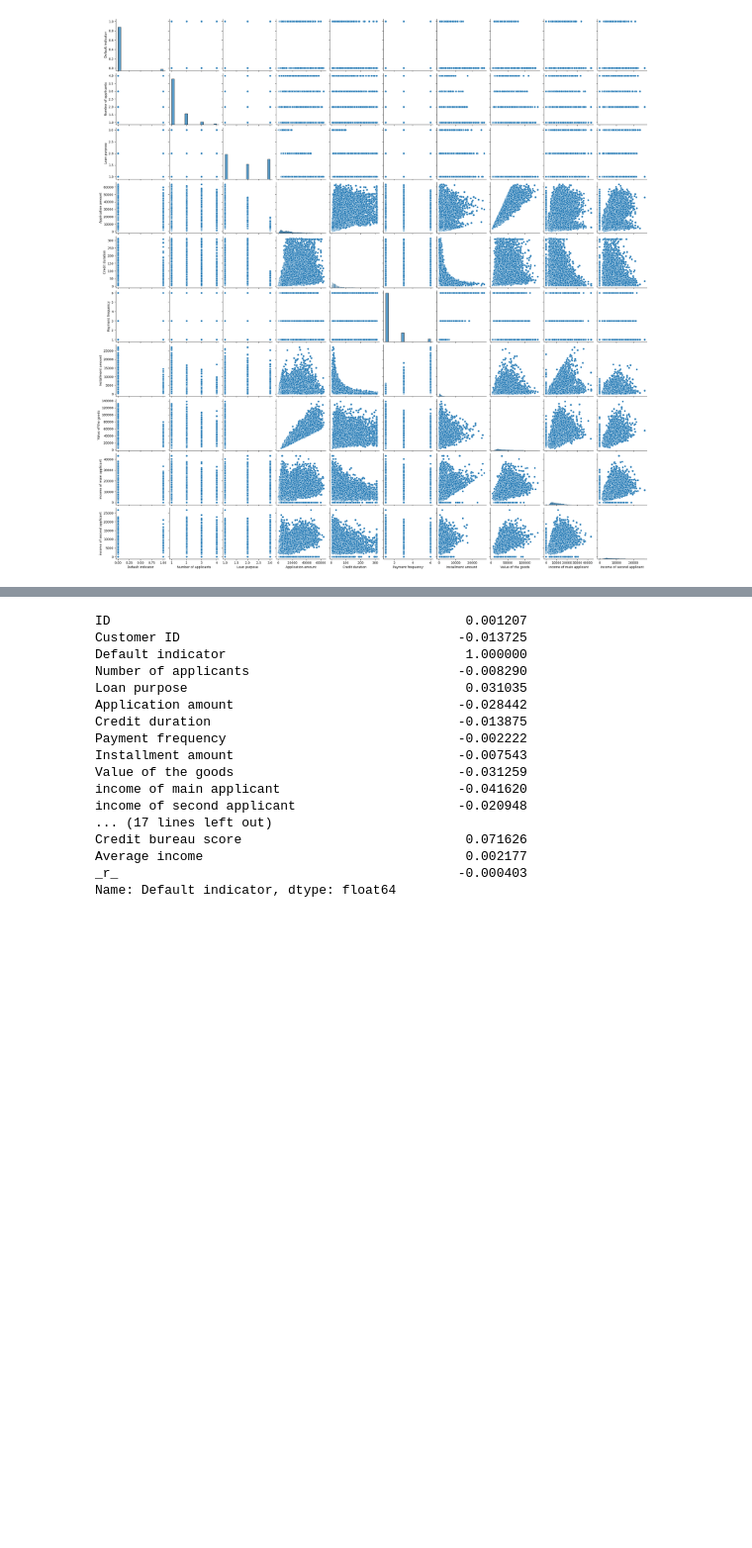
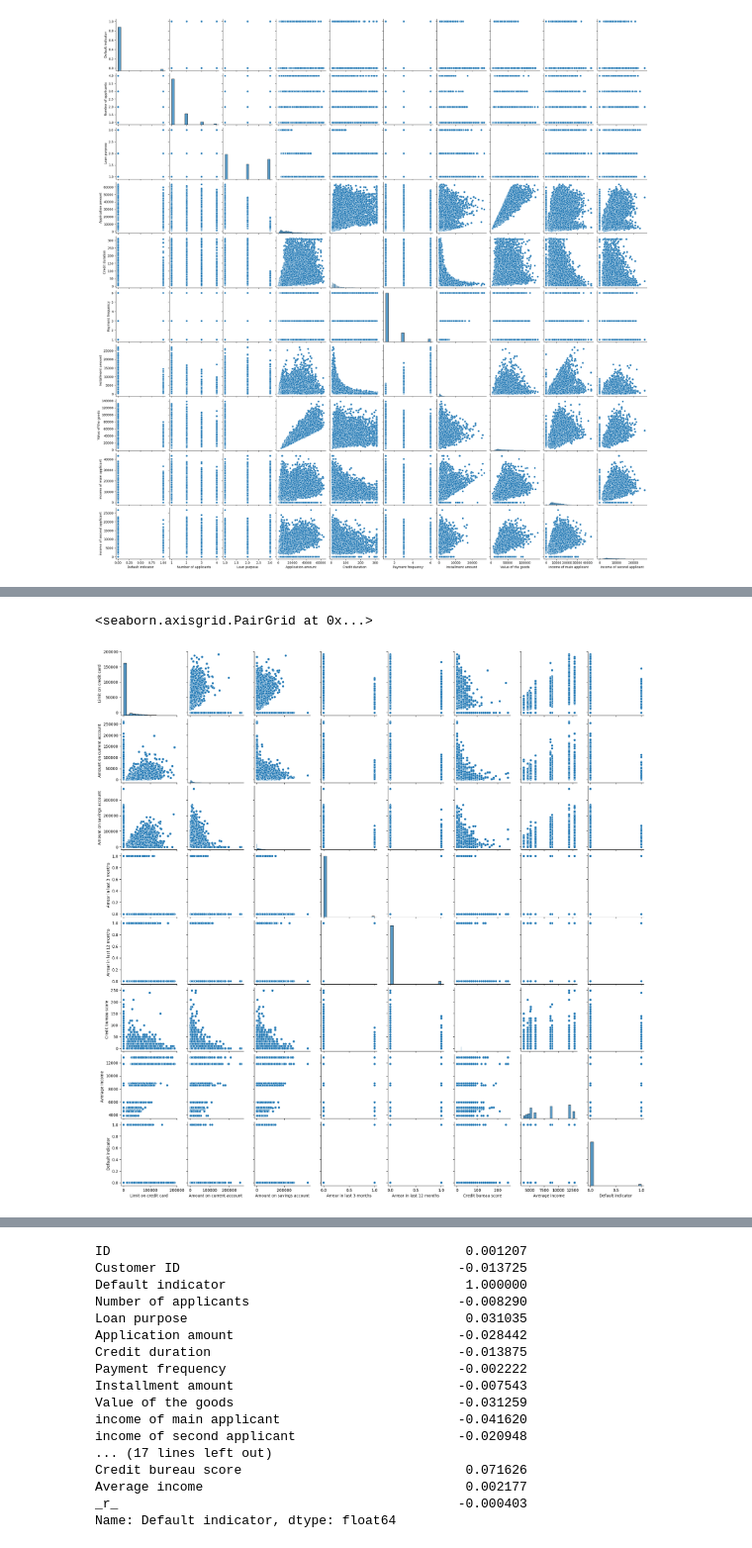
Before and after one commit to Jagodno/Pre-selection-Assignment, a Jupyter notebook: jupyter_notebooks/lukaszEda.ipynb, the cells around one changed output, grey strips where cells are left out. Shown at 99% size. Saved outputs shown, nothing was run; the diff lists cells and outputs as text; code cells hidden in the pictures; blank space fills up the shorter version.

```diff
--- a/jupyter_notebooks/lukaszEda.ipynb
+++ b/jupyter_notebooks/lukaszEda.ipynb
@@ -192,0 +205,8 @@ sns.pairplot(dfSelected[['Default indicator', 'Number of applicants',
+# %%
+sns.pairplot(dfSelected[['Limit on credit card',
+       'Amount on current account', 'Amount on savings account',
+       'Arrear in last 3 months', 'Arrear in last 12 months',
+       'Credit bureau score', 'Average income', 'Default indicator']])
+# %% [output]
+<seaborn.axisgrid.PairGrid at 0x...>
+[figure, added]
```
Also changed, not shown: parts of 6 cells of this notebook.
